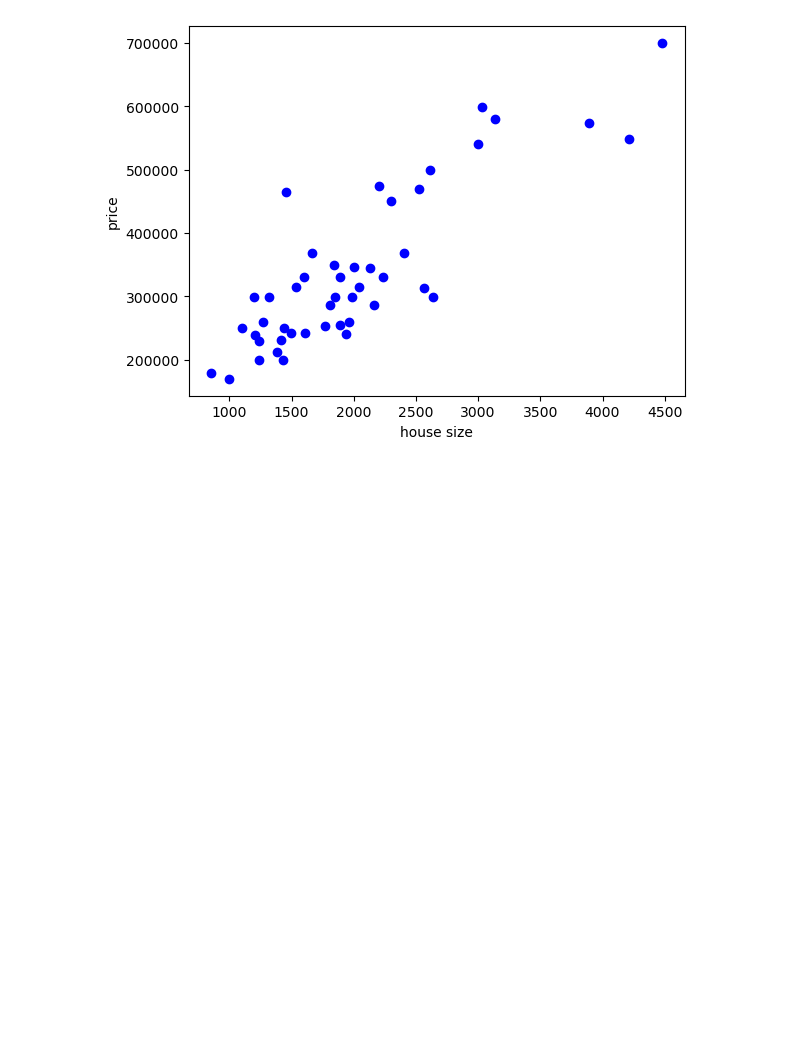
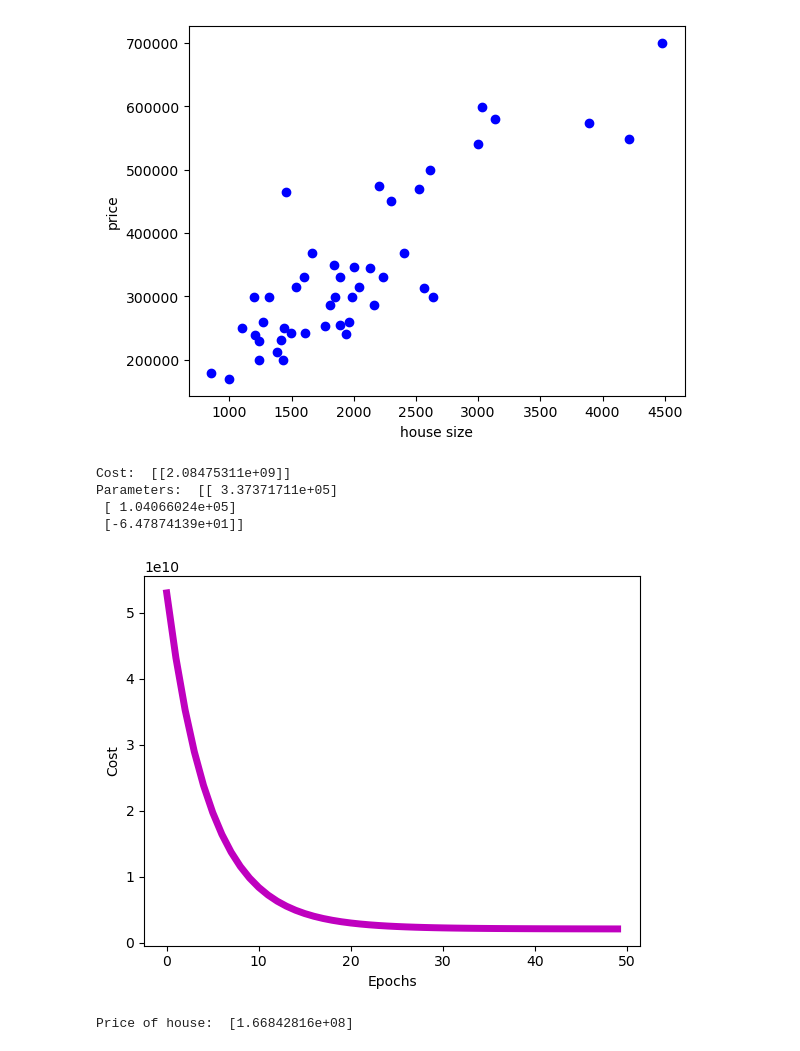
Before and after one commit to EricDinging/Propius, a Jupyter notebook: evaluation/workload/1-linear_regression.ipynb, the cells around one changed output. Drawn from its saved outputs; the diff is of its cells as text; code cells hidden in the pictures; blank space fills up the shorter version.

Commit message:
Add linear regression wl single data

```diff
--- a/evaluation/workload/1-linear_regression.ipynb
+++ b/evaluation/workload/1-linear_regression.ipynb
@@ -6,6 +6,9 @@ Reference: https://towardsdatascience.com/coding-linear-regression-from-scratch-
 import pandas as pd
 import matplotlib.pyplot as plt
 import numpy as np
+
+mu = []
+std = []
 
 def plot_data(x, y):
 	plt.xlabel('house size')
@@ -16,6 +19,8 @@ def plot_data(x, y):
 def normalize(data):
 	for i in range(0,data.shape[1]-1):
 		data[:,i] = ((data[:,i] - np.mean(data[:,i]))/np.std(data[:, i]))
+		mu.append(np.mean(data[:,i]))
+		std.append(np.std(data[:,i]))
 
 def load_data(filename):
 	df = pd.read_csv(filename, sep=",", index_col=False)
@@ -52,3 +57,49 @@ def gradient_descent(x, y, theta, learning_rate=0.1, num_epochs=10):
         J_all.append(cost_function(x, y, theta))
 
     return theta, J_all
+# %%
+def plot_cost(J_all, num_epochs):
+    plt.xlabel("Epochs")
+    plt.ylabel("Cost")
+    plt.plot(num_epochs, J_all, "m", linewidth="5")
+    plt.show()
+
+
+def test(theta, x):
+    x[0] = (x[0] - mu[0]) / std[0]
+    x[1] = (x[1] - mu[1]) / std[1]
+
+    y = theta[0] + theta[1] * x[0] + theta[2] * x[1]
+    print("Price of house: ", y)
+# %%
+y = np.reshape(y, (46, 1))
+x = np.hstack((np.ones((x.shape[0], 1)), x))
+
+theta = np.zeros((x.shape[1], 1))
+learning_rate = 0.1
+num_epochs = 50
+theta, J_all = gradient_descent(x, y, theta, learning_rate, num_epochs)
+J = cost_function(x, y, theta)
+print("Cost: ", J)
+print("Parameters: ", theta)
+
+# for testing and plotting cost
+n_epochs = []
+jplot = []
+count = 0
+for i in J_all:
+    jplot.append(i[0][0])
+    n_epochs.append(count)
+    count += 1
+jplot = np.array(jplot)
+n_epochs = np.array(n_epochs)
+plot_cost(jplot, n_epochs)
+
+test(theta, [1600, 3])
+# %% [output]
+Cost:  [[2.08475311e+09]]
+Parameters:  [[ 3.37371711e+05]
+ [ 1.04066024e+05]
+ [-6.47874139e+01]]
+[figure, added]
+Price of house:  [1.66842816e+08]
```
